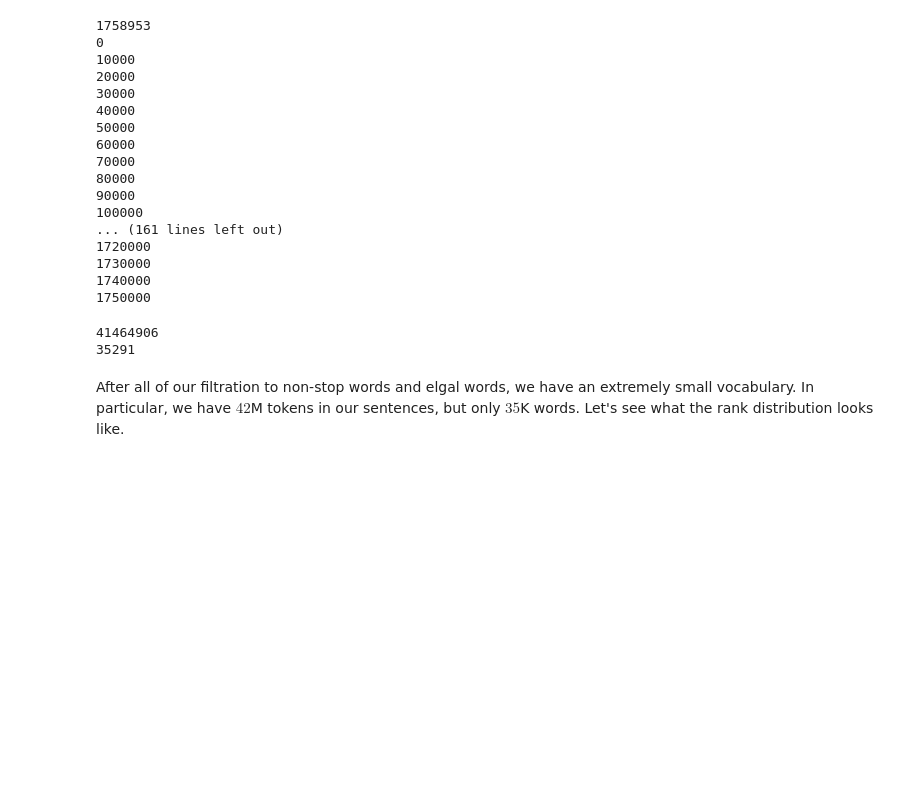
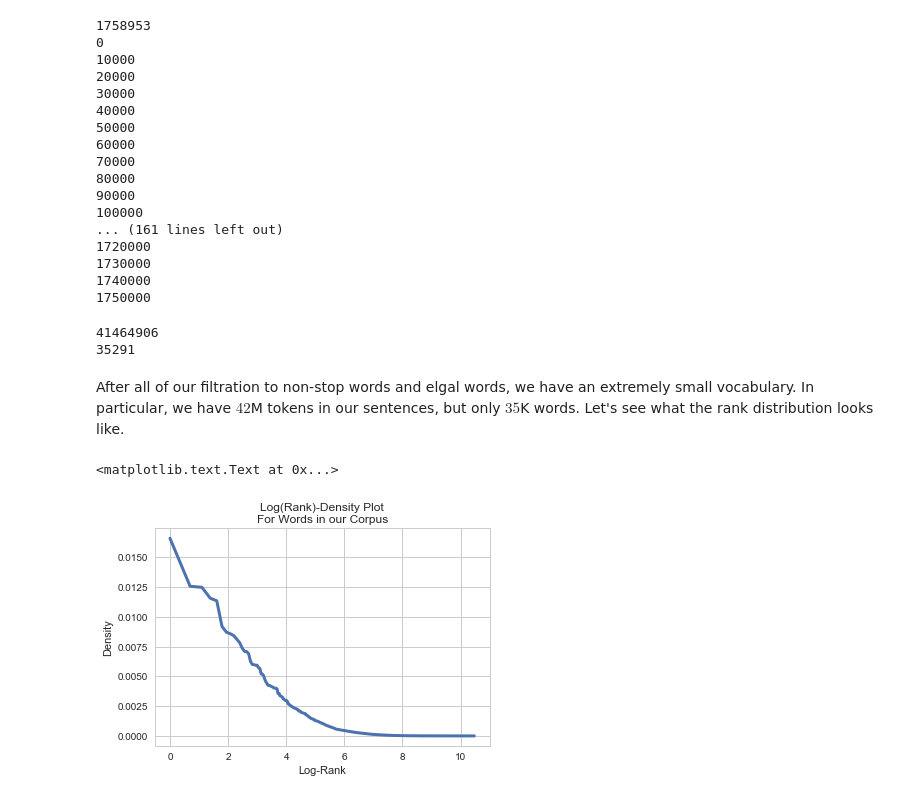
Before and after one commit to PLBMR/mentalHealthDataAnalysis, a Jupyter notebook: rDepression/analysis/fullDatasetEDA.ipynb, the cells around one changed output. Saved outputs shown, nothing was run; the diff lists cells and outputs as text; code cells hidden in the pictures; blank space fills up the shorter version.

```diff
--- a/rDepression/analysis/fullDatasetEDA.ipynb
+++ b/rDepression/analysis/fullDatasetEDA.ipynb
@@ -472,3 +472,21 @@ print(numTokens)
 35291
 # %% [markdown]
 After all of our filtration to non-stop words and elgal words, we have an extremely small vocabulary. In particular, we have $42$M tokens in our sentences, but only $35$K words. Let's see what the rank distribution looks like.
+# %%
+wordFrequencyFrame = pd.DataFrame(filteredWordCounter.most_common(),
+                                  columns = ["Word","Frequency"])
+# %%
+wordFrequencyFrame["Density"] = (wordFrequencyFrame["Frequency"] /
+                                    sum(wordFrequencyFrame["Frequency"]))
+# %%
+#then plot rank-density plot
+#for the sake of easier visuals, we will log the rank
+desiredLineWidth = 3
+plt.plot(np.log(wordFrequencyFrame.index+1),wordFrequencyFrame["Density"],
+         lw = desiredLineWidth)
+plt.xlabel("Log-Rank")
+plt.ylabel("Density")
+plt.title("Log(Rank)-Density Plot\nFor Words in our Corpus")
+# %% [output]
+<matplotlib.text.Text at 0x...>
+[figure, added]
```
Also changed, not shown: parts of 3 cells of this notebook.
